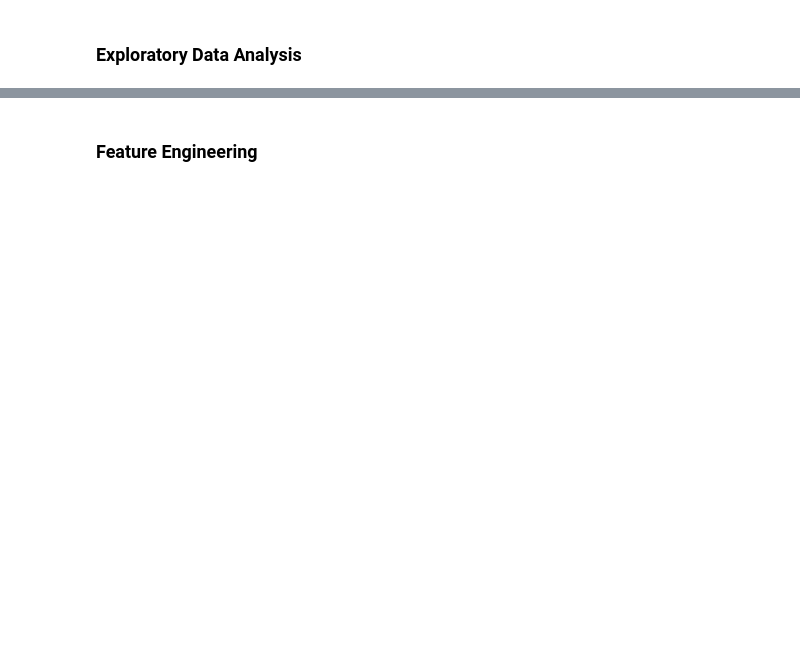
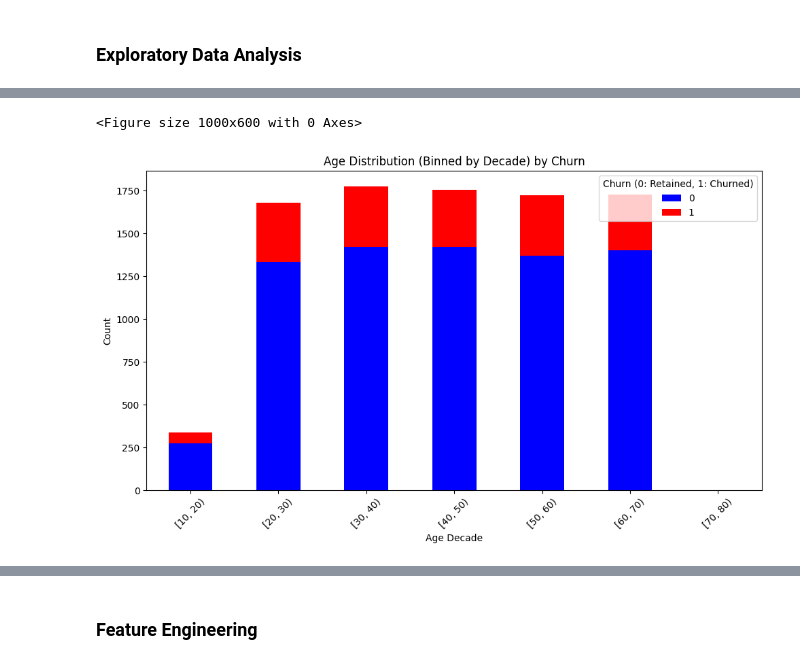
Before and after one commit to Avinash3570/HCL-Hackathon, a Jupyter notebook: HCL_Hackathon.ipynb, the cells around one changed output, grey strips where cells are left out. Saved outputs shown, nothing was run; the diff lists cells and outputs as text; code cells hidden in the pictures; blank space fills up the shorter version.

```diff
--- a/HCL_Hackathon.ipynb
+++ b/HCL_Hackathon.ipynb
@@ -172,0 +266,18 @@ Data after preprocessing:
+# %%
+# 3. Age (x-axis, binned by decade) overlaid by Churn density (two colors) - Binned Histogram
+plt.figure(figsize=(10, 6))
+age_bins = range(10, 90, 10)
+df['Age_Decade'] = pd.cut(df['Age'], bins=age_bins, right=False)
+# Plot stacked histogram for overlaid view
+churn_counts = df.groupby(['Age_Decade', 'Churn']).size().unstack(fill_value=0)
+churn_counts.plot(kind='bar', stacked=True, color=['blue', 'red'], figsize=(10, 6))
+plt.title('Age Distribution (Binned by Decade) by Churn')
+plt.xlabel('Age Decade')
+plt.ylabel('Count')
+plt.legend(title='Churn (0: Retained, 1: Churned)')
+plt.xticks(rotation=45)
+plt.tight_layout()
+plt.show()
+# %% [output]
+<Figure size 1000x600 with 0 Axes>
+[figure, added]
```
Also changed, not shown: parts of 14 cells of this notebook.
